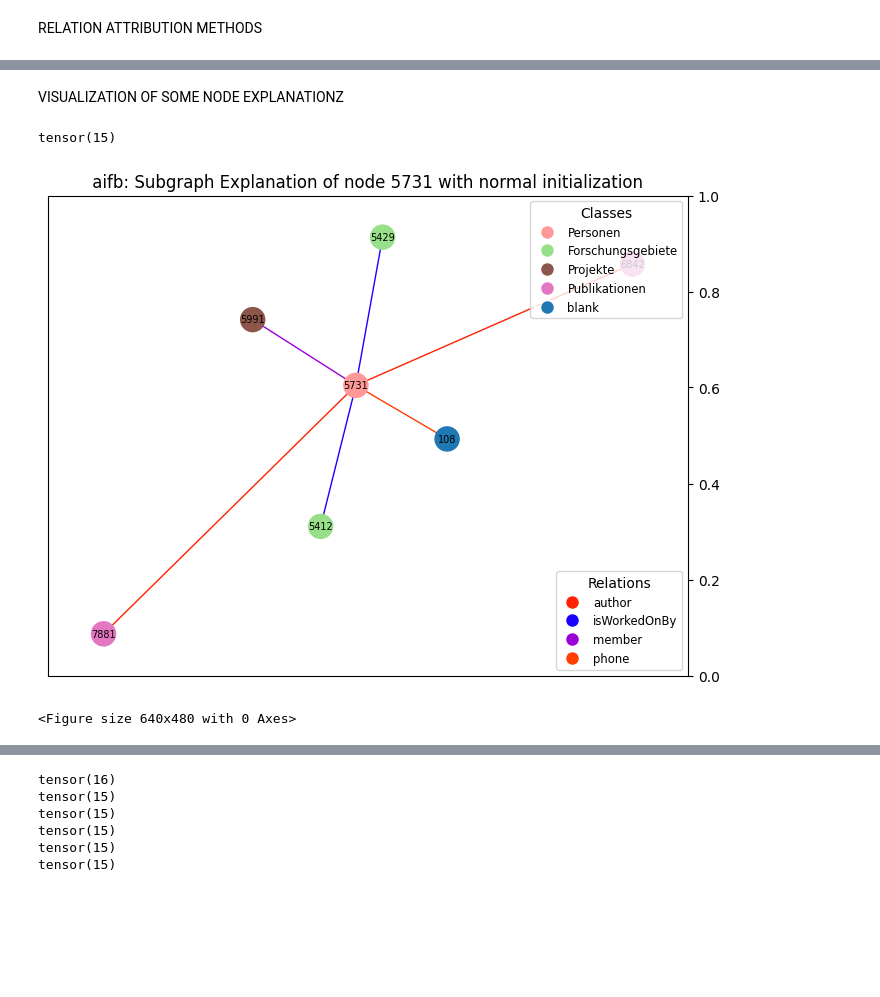
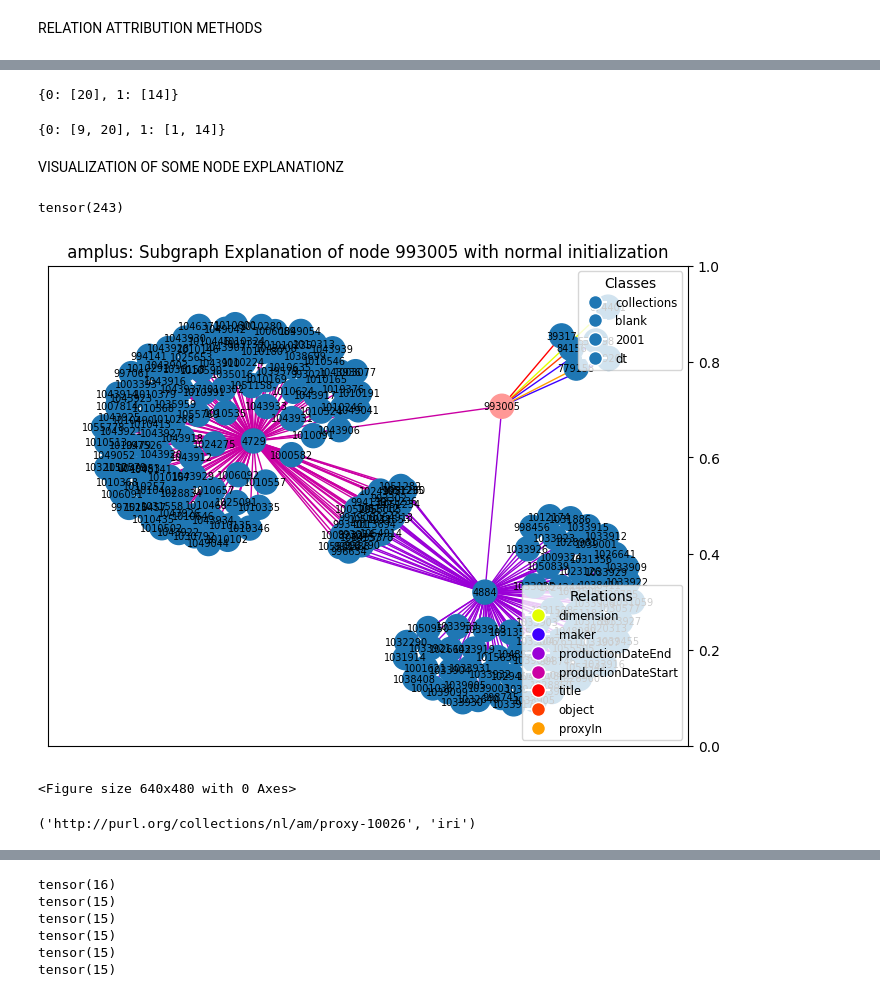
Before and after one commit to traopia/RGCN-Explainer, a Jupyter notebook: RGCN_stuff/result_analysis.ipynb, the cells around one changed output, grey strips where cells are left out. Saved outputs shown, nothing was run; the diff lists cells and outputs as text; code cells hidden in the pictures; blank space fills up the shorter version.

```diff
--- a/RGCN_stuff/result_analysis.ipynb
+++ b/RGCN_stuff/result_analysis.ipynb
@@ -167,3 +174,8 @@ for init in inits:
 \end{table}
 
 None
+# %%
+init = 'normal'
+path = f'chk/{name}_chk/exp/init_{init}_lr_0.5_size_0.0005_ent_1_type_1_wd_0.9_MFR_1/Relation_Importance/'
+result_df = metrics(path, per_class = True)
+print(result_df)
@@ -497,3 +621,40 @@ print(dataframe_to_overleaf_table(wrong_if))
+# %%
+import json
+def relations_importance(data,id,sample=True):
+    df = df_baseline(data, id, sample)
+    if id == 'one_relation':
+        id = 'forward'
+    elif id == 'wrong_if':
+        id = 'backward'
+    rel_idx = {}
+    for i in range(0, len(data.i2r)):
+        for rel in df.columns :
+            if rel in data.i2rel[i][0]:
+                rel_idx[rel] = i
+    df_new = df.rename(columns=rel_idx)
+    max_values = df_new.max(axis=1)
+    max_indexes = [df_new.columns[df_new.loc[i, :] == max_val].tolist() for i, max_val in enumerate(max_values)]
+    dict_relation_classes = {i: max_indexes[i] for i in range(len(max_indexes))}
+    with open(f'chk/{data.name}_chk/Relation_Selection/{id}_dict.json', 'w') as file:
+        json.dump(dict_relation_classes, file)
+    return dict_relation_classes
+
+# file_path = f'chk/{data.name}_chk/Relation_Selection/{id}.json'
+# import json
+# # Open the file in write mode and save the dictionary as JSON
+# with open(f'chk/{data.name}_chk/Relation_Selection/{id}.json', 'w') as file:
+#     json.dump(relations_importance(one_relation, data), file)
+
+relations_importance(data,id='one_relation',sample=False)
+relations_importance(data,id='wrong_if',sample=False)
+# %% [output]
+{0: [20], 1: [14]}
+# %%
+
+relations_importance(data,id='one_relation',sample=False)
+#python RGCN_stuff/mainR_explainer.py 'mutag' 'Domain_Knowledge' --random_sample  --value_for_relations_id 10 --baseline_id 'forward' --kill_most_freq_rel
+# %% [output]
+{0: [9, 20], 1: [1, 14]}
 # %% [markdown]
 VISUALIZATION OF SOME NODE EXPLANATIONZ
 # %%
@@ -677,16 +838,20 @@ def visualize(node_idx,data,init, masked_ver,masked_hor, result_weights=True, lo
         return  edges, weights
 # %%
 path = f'chk/{name}_chk/exp/init_{init}_lr_0.5_size_0.0005_ent_1_type_1_wd_0.9_MFR_1/masked_adj'
-node_idx = 5731
+node_idx = 993005
 init = 'normal'
 v = torch.load(f'{path}/masked_ver_thresh{node_idx}')
 h = torch.load(f'{path}/masked_hor_thresh{node_idx}')
 print(v.coalesce().values().count_nonzero())
 h_t, v_t,t,t = threshold_mask(h,v,data,15)
 #h_t, v_t = convert_binary(h), convert_binary(v)
 
 edges, weights = visualize(node_idx, data,init,  v_t,h_t,result_weights=False, low_threshold=False,experiment_name=None, selected_visualization=True,connected_subgraph=True,make_connected=True)
 # %% [output]
-tensor(15)
+tensor(243)
-[figure, old version]
+[figure, new version]
 <Figure size 640x480 with 0 Axes>
+# %%
+data.i2e[node_idx]
+# %% [output]
+('http://purl.org/collections/nl/am/proxy-10026', 'iri')
```
Also changed, not shown: parts of 12 cells of this notebook, 6 other files.
